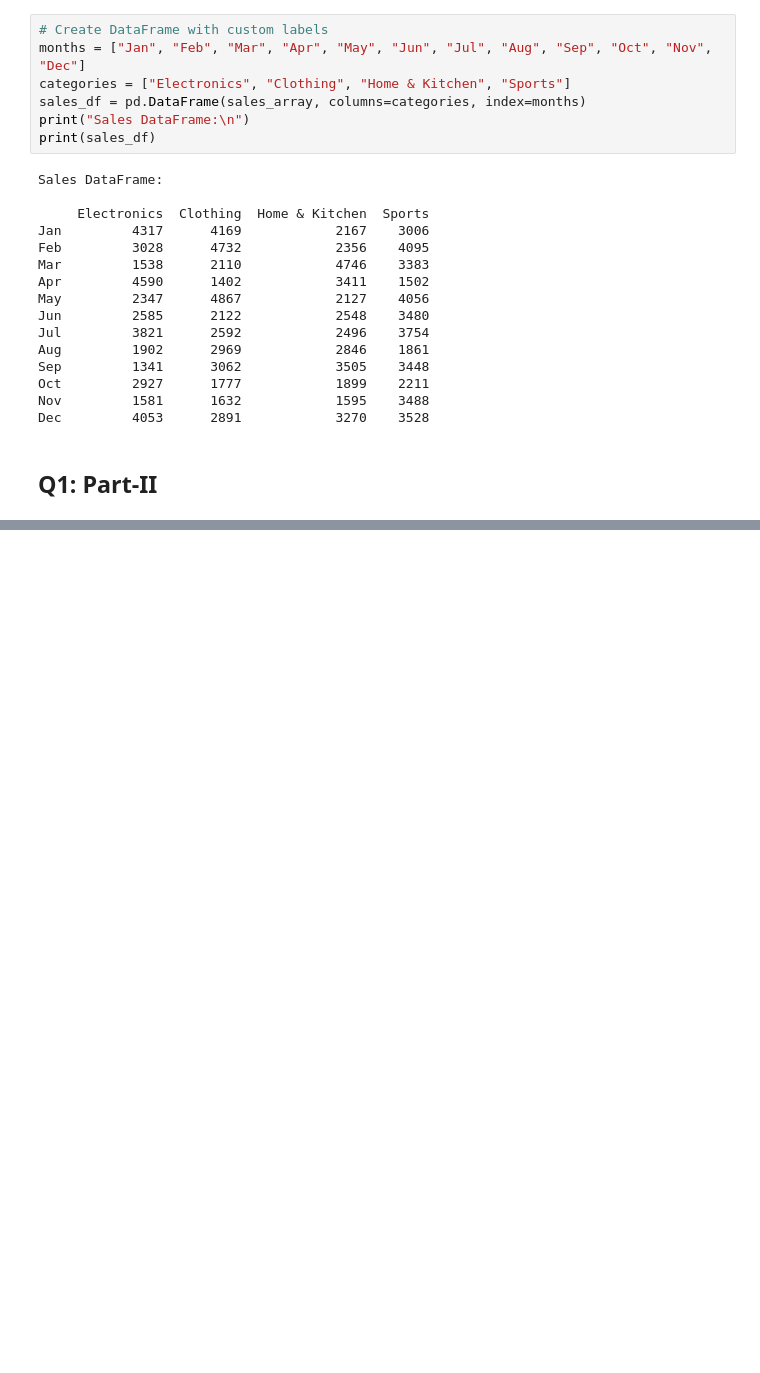
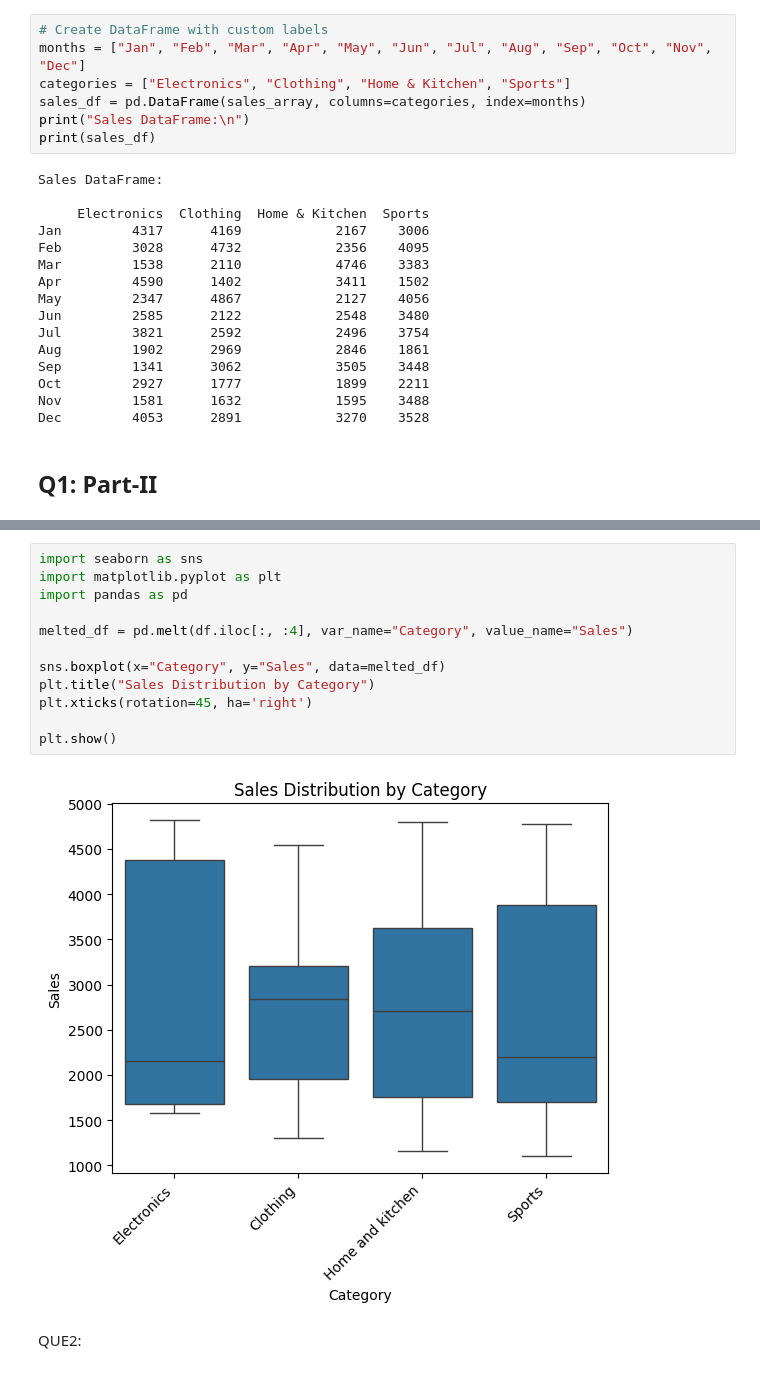
Before and after one commit to Techsavvyy00/UCS420-Cognitive-Computing-Lab-, a Jupyter notebook: assignment_7.ipynb, the cells around one changed output, grey strips where cells are left out. Cells and saved outputs as stored; diff of their text form; blank space fills up the shorter version.

```diff
--- a/assignment_7.ipynb
+++ b/assignment_7.ipynb
@@ -159,0 +189,16 @@ Data exported to sales_data_aditya.csv
+# %%
+import seaborn as sns
+import matplotlib.pyplot as plt
+import pandas as pd
+
+melted_df = pd.melt(df.iloc[:, :4], var_name="Category", value_name="Sales")
+
+sns.boxplot(x="Category", y="Sales", data=melted_df)
+plt.title("Sales Distribution by Category")
+plt.xticks(rotation=45, ha='right')
+
+plt.show()
+# %% [output]
+[figure, added]
+# %% [markdown]
+QUE2:
```
Also changed, not shown: parts of 31 cells of this notebook.
